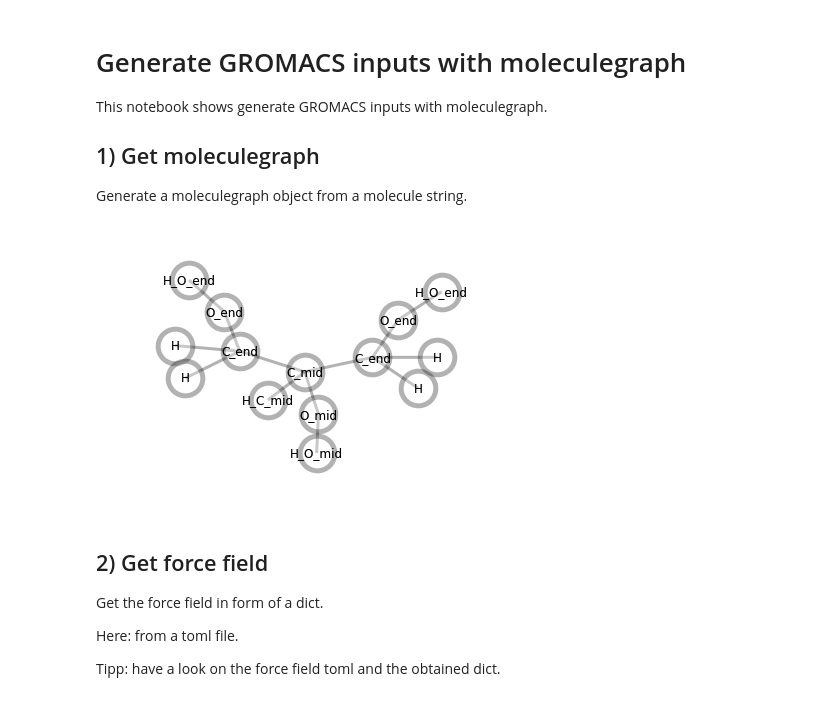
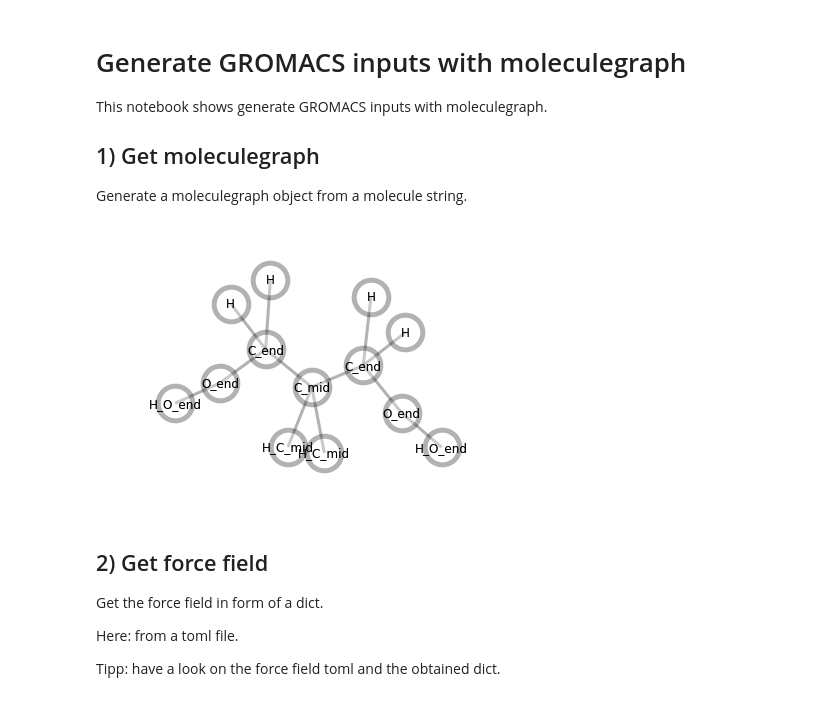
Before and after one commit to maxfleck/moleculegraph, a Jupyter notebook: examples/GROMACS/build_GROMACS_input.ipynb, the cells around one changed output. Saved outputs shown, nothing was run; the diff lists cells and outputs as text; code cells hidden in the pictures.

```diff
--- a/examples/GROMACS/build_GROMACS_input.ipynb
+++ b/examples/GROMACS/build_GROMACS_input.ipynb
@@ -14,12 +14,14 @@ Generate a moleculegraph object from a molecule string.
 # %%
 #molecule_string = "[H_O_end][O_end][C_end][C_mid][C_end][O_end][H_O_end]"
 molecule_string = "[H_O_end][O_end][C_end][b1][H][b1][H][C_mid][b1][H_C_mid][b2][O_mid][H_O_mid][C_end][b1][H][b1][H][O_end][H_O_end]"
+molecule_string = "[H_O_end][O_end][C_end][b1][H][b1][H][C_mid][b1][H_C_mid][b1][H_C_mid][C_end][b1][H][b1][H][O_end][H_O_end]"
+
 
 molecule = moleculegraph.molecule(molecule_string)
 
 molecule.visualize(saveto="test")
 # %% [output]
-[figure, old version]
+[figure, new version]
 # %% [markdown]
 ## 2) Get force field
 
```
Also changed, not shown: 3 other files.
